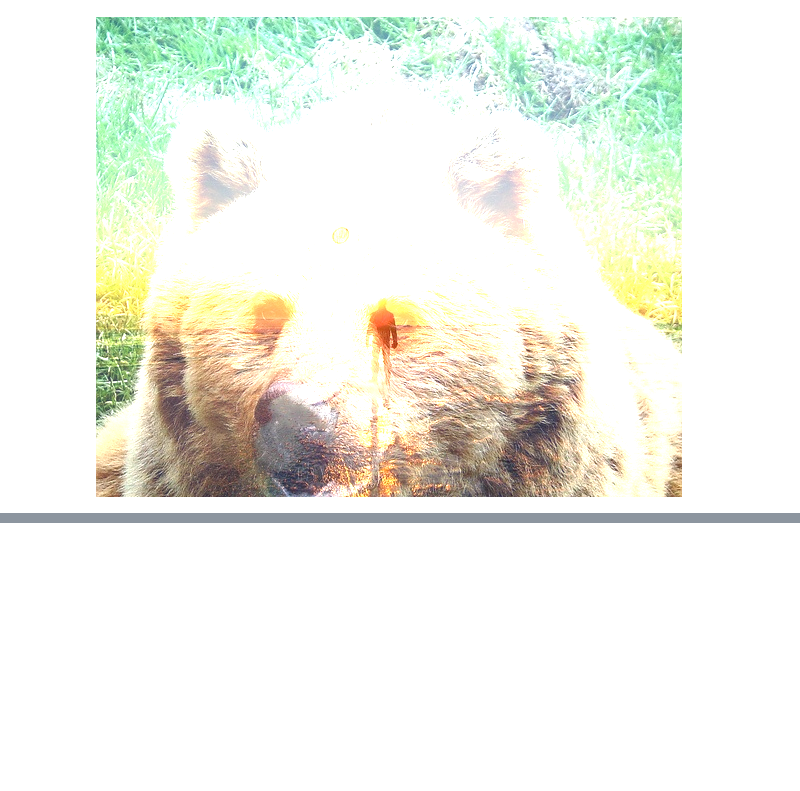
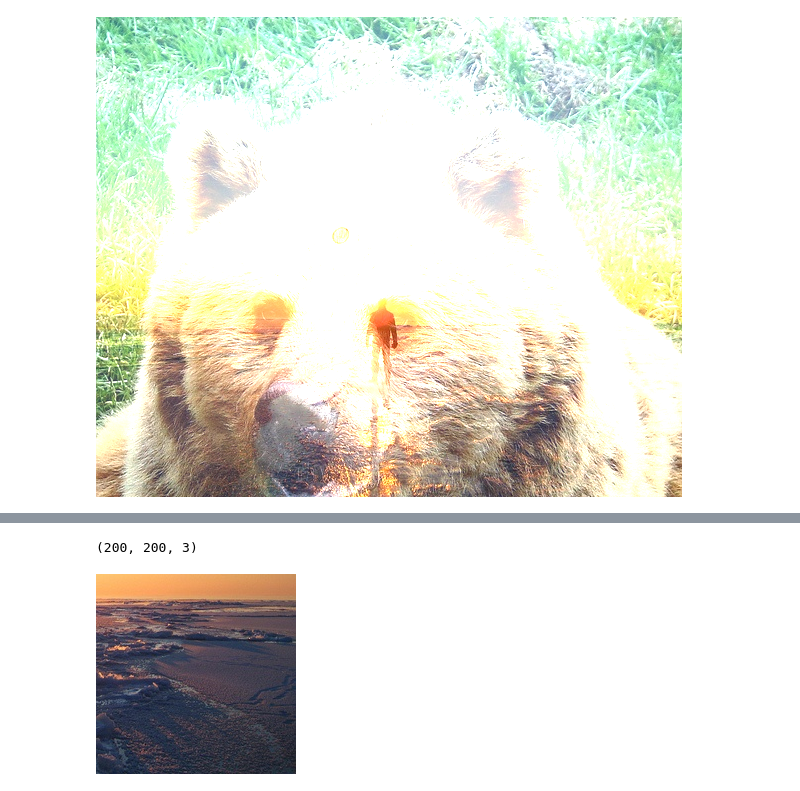
Before and after one commit to Jaro1977/Analiza-obrazu-kurs, a Jupyter notebook: 01_Intro_Open_CV.ipynb, the cells around one changed output, grey strips where cells are left out. Saved outputs shown, nothing was run; the diff lists cells and outputs as text; code cells hidden in the pictures; blank space fills up the shorter version.

```diff
--- a/01_Intro_Open_CV.ipynb
+++ b/01_Intro_Open_CV.ipynb
@@ -74,0 +105,7 @@ cv2_imshow(dst)
+# %%
+right_bottom_square = img1[-200:,-200:]
+print(right_top_square.shape)
+cv2_imshow(right_bottom_square)
+# %% [output]
+(200, 200, 3)
+[figure, added]
```
Also changed, not shown: parts of 8 cells of this notebook.
